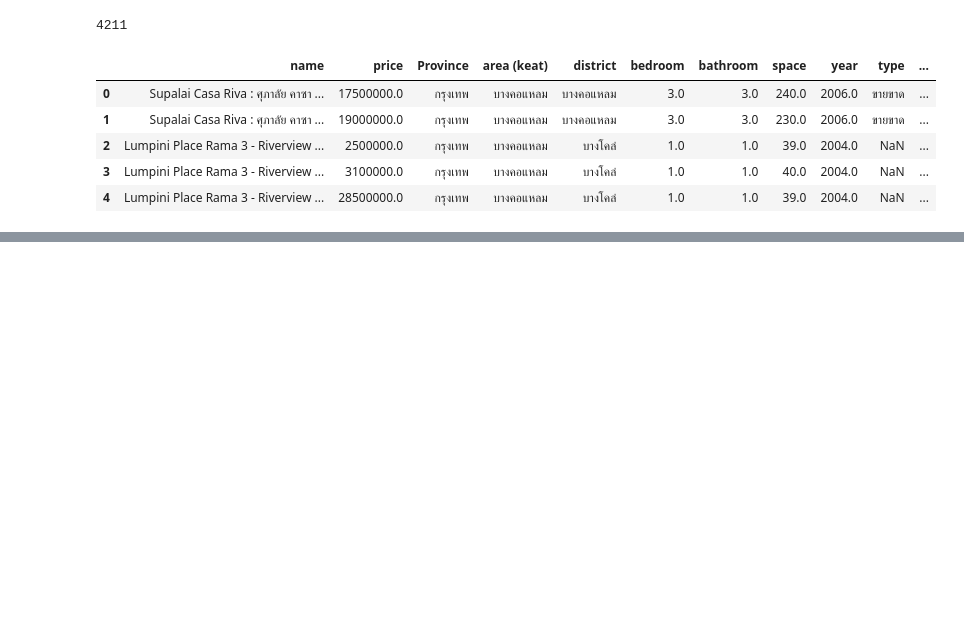
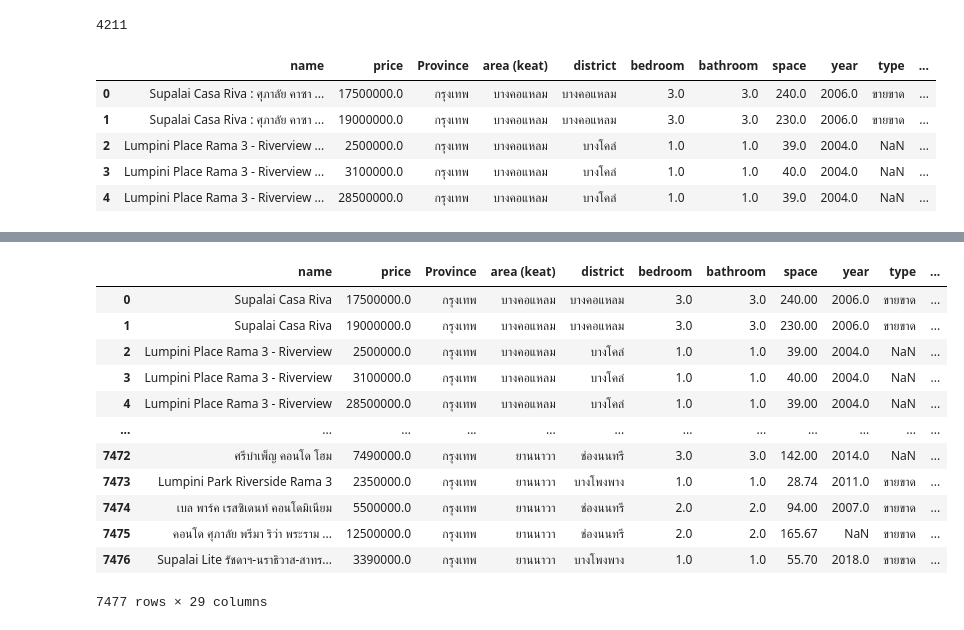
Before and after one commit to Comrade26/Condo_project, a Jupyter notebook: new_test/test.ipynb, the cells around one changed output, grey strips where cells are left out. Cells and saved outputs as stored; diff of their text form; code cells hidden in the pictures; blank space fills up the shorter version.

```diff
--- a/new_test/test.ipynb
+++ b/new_test/test.ipynb
@@ -112,3 +112,6 @@ df.head()
 | 2 | Lumpini Place Rama 3 - Riverview ... | 2500000.0 | กรุงเทพ | บางคอแหลม | บางโคล่ | 1.0 | 1.0 | 39.0 | 2004.0 | NaN | ... |
 | 3 | Lumpini Place Rama 3 - Riverview ... | 3100000.0 | กรุงเทพ | บางคอแหลม | บางโคล่ | 1.0 | 1.0 | 40.0 | 2004.0 | NaN | ... |
 | 4 | Lumpini Place Rama 3 - Riverview ... | 28500000.0 | กรุงเทพ | บางคอแหลม | บางโคล่ | 1.0 | 1.0 | 39.0 | 2004.0 | NaN | ... |
+# %%
+pd.set_option('display.max_colwidth', 1000)
+df[["name"]]
@@ -114,0 +136,16 @@ df.head()
+# %%
+df
+# %% [output]
+|  | name | price | Province | area (keat) | district | bedroom | bathroom | space | year | type | ... |
+| 0 | Supalai Casa Riva | 17500000.0 | กรุงเทพ | บางคอแหลม | บางคอแหลม | 3.0 | 3.0 | 240.00 | 2006.0 | ขายขาด | ... |
+| 1 | Supalai Casa Riva | 19000000.0 | กรุงเทพ | บางคอแหลม | บางคอแหลม | 3.0 | 3.0 | 230.00 | 2006.0 | ขายขาด | ... |
+| 2 | Lumpini Place Rama 3 - Riverview | 2500000.0 | กรุงเทพ | บางคอแหลม | บางโคล่ | 1.0 | 1.0 | 39.00 | 2004.0 | NaN | ... |
+| 3 | Lumpini Place Rama 3 - Riverview | 3100000.0 | กรุงเทพ | บางคอแหลม | บางโคล่ | 1.0 | 1.0 | 40.00 | 2004.0 | NaN | ... |
+| 4 | Lumpini Place Rama 3 - Riverview | 28500000.0 | กรุงเทพ | บางคอแหลม | บางโคล่ | 1.0 | 1.0 | 39.00 | 2004.0 | NaN | ... |
+| ... | ... | ... | ... | ... | ... | ... | ... | ... | ... | ... | ... |
+| 7472 | ศรีบำเพ็ญ คอนโด โฮม | 7490000.0 | กรุงเทพ | ยานนาวา | ช่องนนทรี | 3.0 | 3.0 | 142.00 | 2014.0 | NaN | ... |
+| 7473 | Lumpini Park Riverside Rama 3 | 2350000.0 | กรุงเทพ | ยานนาวา | บางโพงพาง | 1.0 | 1.0 | 28.74 | 2011.0 | ขายขาด | ... |
+| 7474 | เบล พาร์ค เรสซิเดนท์ คอนโดมิเนียม | 5500000.0 | กรุงเทพ | ยานนาวา | ช่องนนทรี | 2.0 | 2.0 | 94.00 | 2007.0 | ขายขาด | ... |
+| 7475 | คอนโด ศุภาลัย พรีมา ริว่า พระราม ... | 12500000.0 | กรุงเทพ | ยานนาวา | ช่องนนทรี | 2.0 | 2.0 | 165.67 | NaN | ขายขาด | ... |
+| 7476 | Supalai Lite รัชดาฯ-นราธิวาส-สาทร... | 3390000.0 | กรุงเทพ | ยานนาวา | บางโพงพาง | 1.0 | 1.0 | 55.70 | 2018.0 | ขายขาด | ... |
+7477 rows × 29 columns
```
Also changed, not shown: parts of 8 cells of this notebook, 1 other file.
